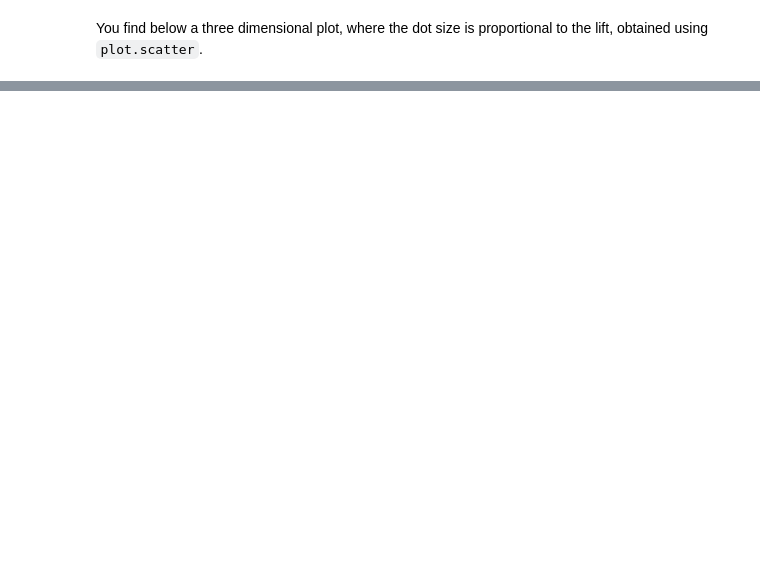
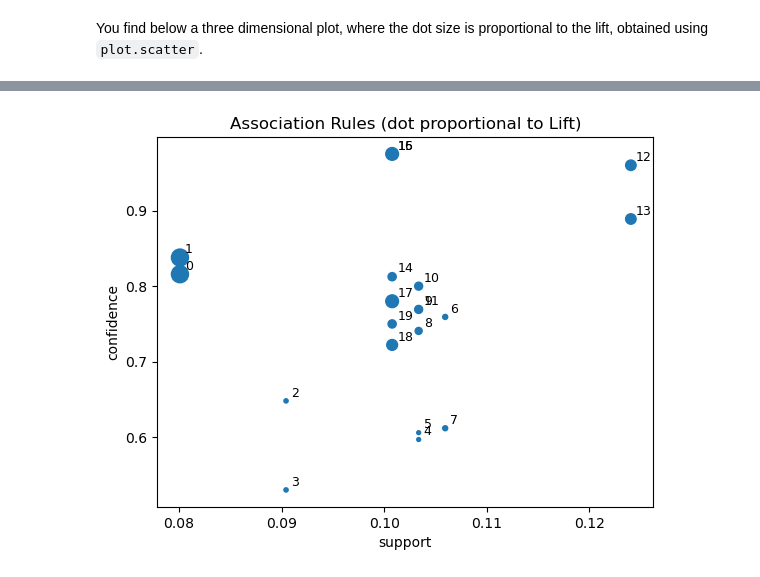
Before and after one commit to andreacondanna/BBS_Machine_Learning_public, a Jupyter notebook: Lab-Association-rules/lab7-association-rules.ipynb, the cells around one changed output, grey strips where cells are left out. Saved outputs shown, nothing was run; the diff lists cells and outputs as text; code cells hidden in the pictures; blank space fills up the shorter version.

```diff
--- a/Lab-Association-rules/lab7-association-rules.ipynb
+++ b/Lab-Association-rules/lab7-association-rules.ipynb
@@ -271,0 +358,31 @@ rules.plot.scatter(x='support',
+# %%
+import matplotlib.pyplot as plt
+
+s = [1.8**n for n in rules['lift']]
+labels = rules.index
+
+ax = rules.plot.scatter(
+    x='support',
+    y='confidence',
+    s=s,
+    title='Association Rules (dot proportional to Lift)'
+)
+
+# Offset values for label placement
+x_offset = 0.0005  # Adjust as needed
+y_offset = 0.002  # Adjust as needed
+
+# Add labels slightly away from the dots
+for i, label in enumerate(labels):
+    plt.text(
+        rules['support'][i] + x_offset,
+        rules['confidence'][i] + y_offset,
+        str(label),
+        fontsize=9,
+        ha='left',
+        va='bottom'
+    )
+
+plt.show()
+# %% [output]
+[figure, added]
```
Also changed, not shown: parts of 33 cells of this notebook, 1 other file.
